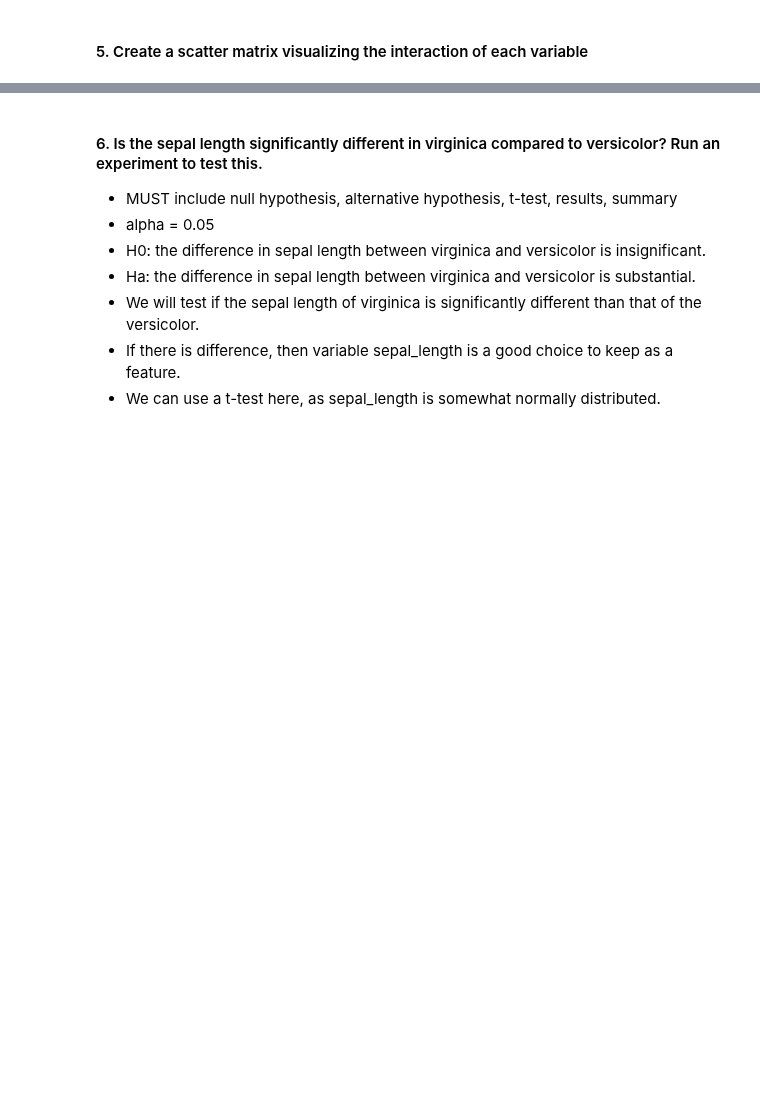
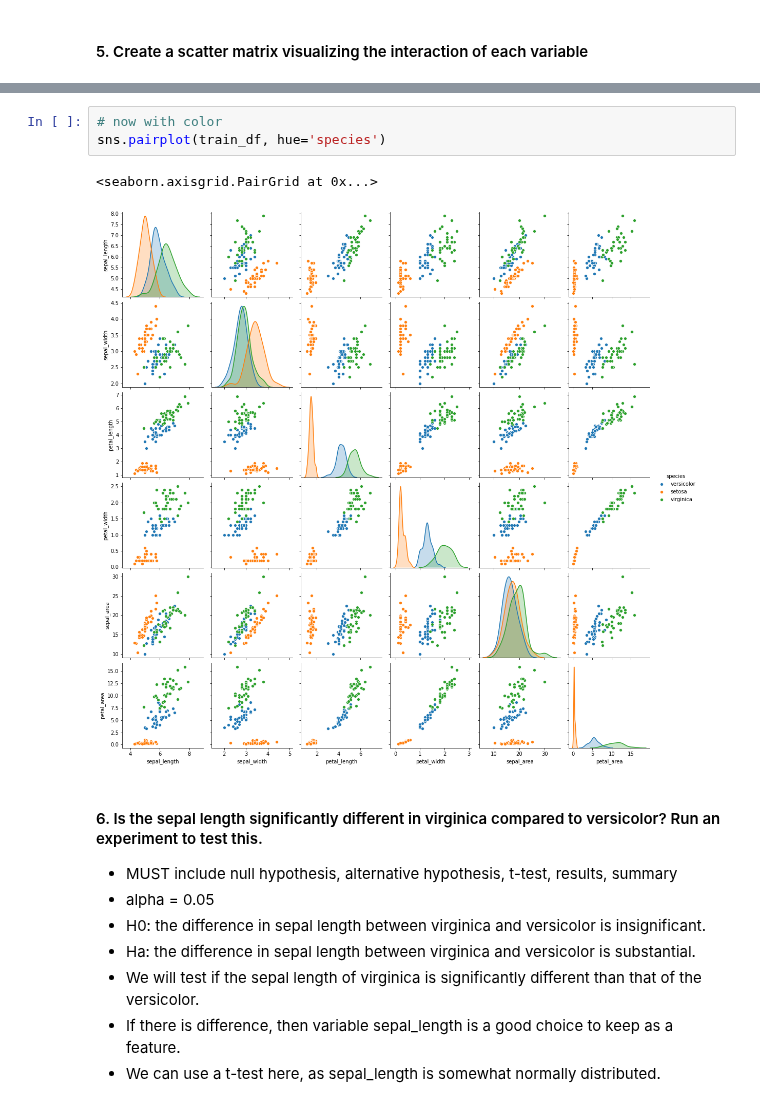
Before and after one commit to CSolitaire/classification-exercises, a Jupyter notebook: classification_exercises.ipynb, the cells around one changed output, grey strips where cells are left out. Drawn from its saved outputs; the diff is of its cells as text; blank space fills up the shorter version.

```diff
--- a/classification_exercises.ipynb
+++ b/classification_exercises.ipynb
@@ -1147,3 +1185,9 @@ plt.show()
+# %%
+# now with color
+sns.pairplot(train_df, hue='species')
+# %% [output]
+<seaborn.axisgrid.PairGrid at 0x...>
+[figure, added]
 # %% [markdown]
 #### 6. Is the sepal length significantly different in virginica compared to versicolor? Run an experiment to test this.
 
```
Also changed, not shown: parts of 8 cells of this notebook.
